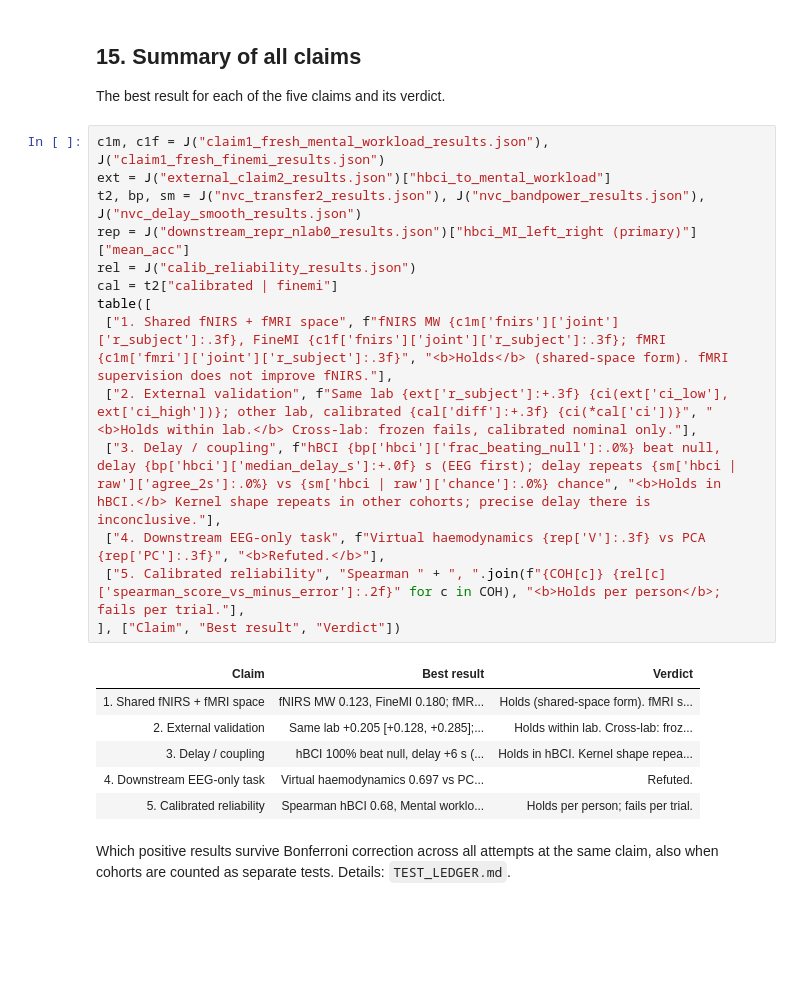
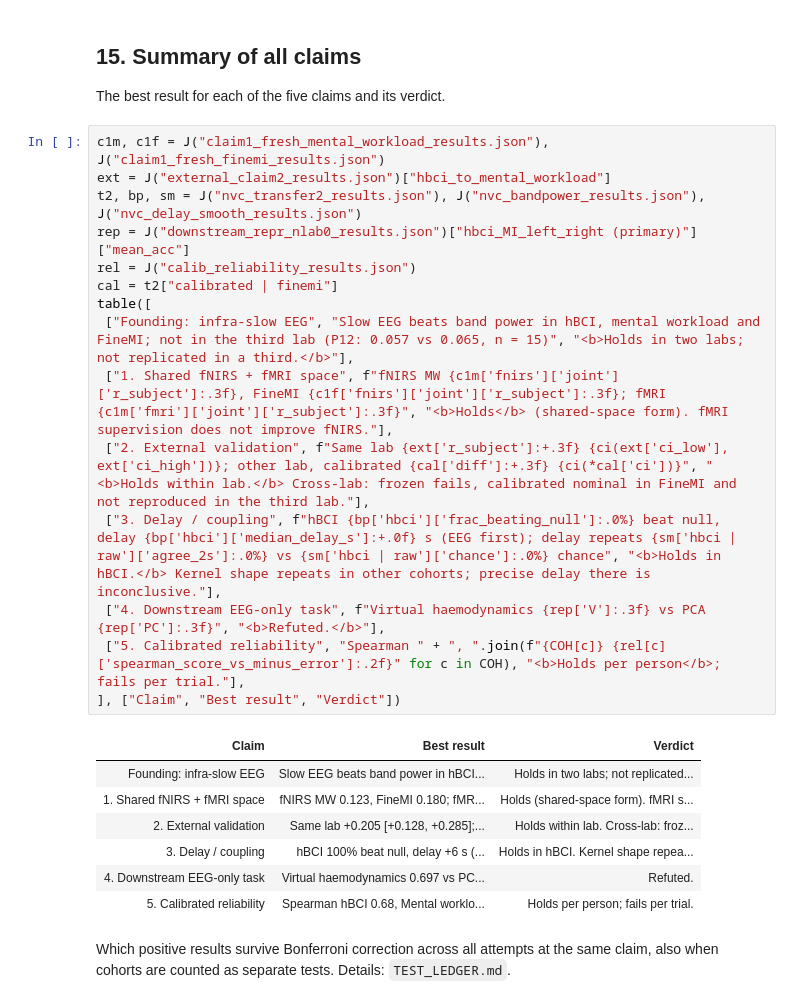
Before and after one commit to muntasirhossain2003/Cross-Modal-Prediction-of-fNIRS-Haemodynamics-From-Infra-Slow-EEG, a Jupyter notebook: merge/NeuroVascNet_Full.ipynb, the cells around one changed output. Cells and saved outputs as stored; diff of their text form; blank space fills up the shorter version.

Commit message:
Add P12 third-lab confirmation: 1 of 6 tests pass; slow-EEG advantage does not replicate and the kernel does not transfer

```diff
--- a/merge/NeuroVascNet_Full.ipynb
+++ b/merge/NeuroVascNet_Full.ipynb
@@ -5807,19 +6134,21 @@ The best result for each of the five claims and its verdict.
 # %%
 c1m, c1f = J("claim1_fresh_mental_workload_results.json"), J("claim1_fresh_finemi_results.json")
 ext = J("external_claim2_results.json")["hbci_to_mental_workload"]
 t2, bp, sm = J("nvc_transfer2_results.json"), J("nvc_bandpower_results.json"), J("nvc_delay_smooth_results.json")
 rep = J("downstream_repr_nlab0_results.json")["hbci_MI_left_right (primary)"]["mean_acc"]
 rel = J("calib_reliability_results.json")
 cal = t2["calibrated | finemi"]
 table([
+ ["Founding: infra-slow EEG", "Slow EEG beats band power in hBCI, mental workload and FineMI; not in the third lab (P12: 0.057 vs 0.065, n = 15)", "<b>Holds in two labs; not replicated in a third.</b>"],
  ["1. Shared fNIRS + fMRI space", f"fNIRS MW {c1m['fnirs']['joint']['r_subject']:.3f}, FineMI {c1f['fnirs']['joint']['r_subject']:.3f}; fMRI {c1m['fmri']['joint']['r_subject']:.3f}", "<b>Holds</b> (shared-space form). fMRI supervision does not improve fNIRS."],
- ["2. External validation", f"Same lab {ext['r_subject']:+.3f} {ci(ext['ci_low'], ext['ci_high'])}; other lab, calibrated {cal['diff']:+.3f} {ci(*cal['ci'])}", "<b>Holds within lab.</b> Cross-lab: frozen fails, calibrated nominal only."],
+ ["2. External validation", f"Same lab {ext['r_subject']:+.3f} {ci(ext['ci_low'], ext['ci_high'])}; other lab, calibrated {cal['diff']:+.3f} {ci(*cal['ci'])}", "<b>Holds within lab.</b> Cross-lab: frozen fails, calibrated nominal in FineMI and not reproduced in the third lab."],
  ["3. Delay / coupling", f"hBCI {bp['hbci']['frac_beating_null']:.0%} beat null, delay {bp['hbci']['median_delay_s']:+.0f} s (EEG first); delay repeats {sm['hbci | raw']['agree_2s']:.0%} vs {sm['hbci | raw']['chance']:.0%} chance", "<b>Holds in hBCI.</b> Kernel shape repeats in other cohorts; precise delay there is inconclusive."],
  ["4. Downstream EEG-only task", f"Virtual haemodynamics {rep['V']:.3f} vs PCA {rep['PC']:.3f}", "<b>Refuted.</b>"],
  ["5. Calibrated reliability", "Spearman " + ", ".join(f"{COH[c]} {rel[c]['spearman_score_vs_minus_error']:.2f}" for c in COH), "<b>Holds per person</b>; fails per trial."],
 ], ["Claim", "Best result", "Verdict"])
 # %% [output]
 | Claim | Best result | Verdict |
+| Founding: infra-slow EEG | Slow EEG beats band power in hBCI... | Holds in two labs; not replicated... |
 | 1. Shared fNIRS + fMRI space | fNIRS MW 0.123, FineMI 0.180; fMR... | Holds (shared-space form). fMRI s... |
 | 2. External validation | Same lab +0.205 [+0.128, +0.285];... | Holds within lab. Cross-lab: froz... |
 | 3. Delay / coupling | hBCI 100% beat null, delay +6 s (... | Holds in hBCI. Kernel shape repea... |
```
Also changed, not shown: parts of 4 cells of this notebook, 34 other files.
